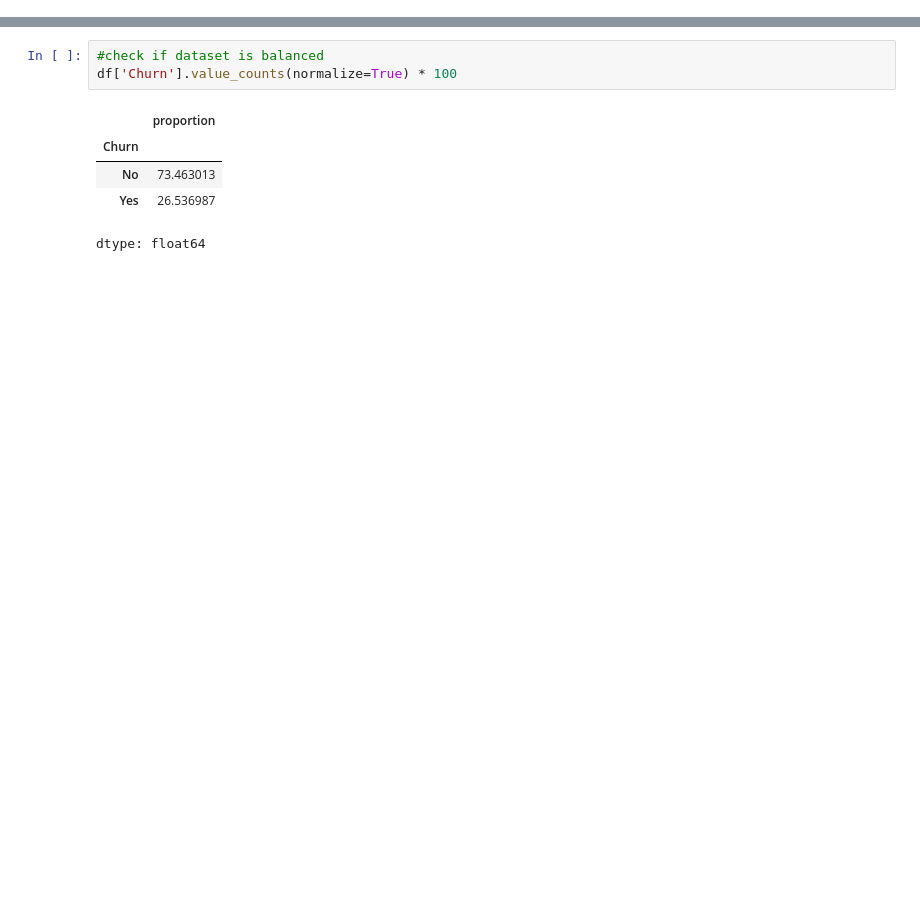
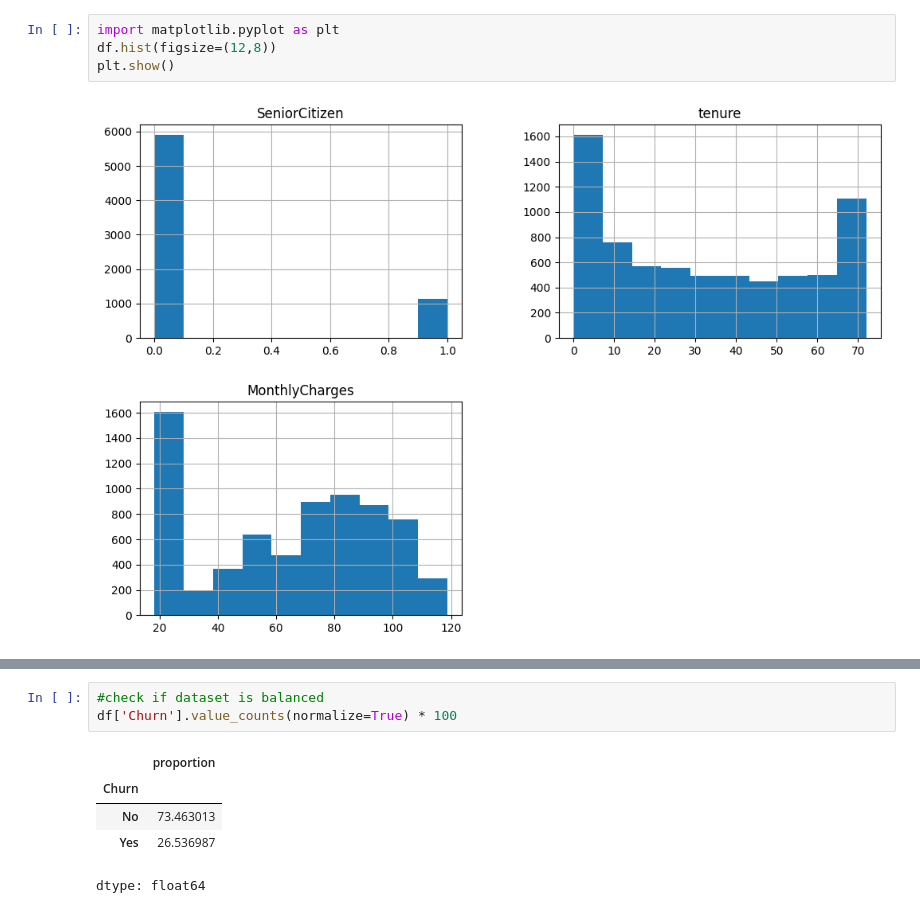
Before and after one commit to viduliyanage7/ML-CW, a Jupyter notebook: cw.ipynb, the cells around one changed output, grey strips where cells are left out. Saved outputs shown, nothing was run; the diff lists cells and outputs as text; blank space fills up the shorter version.

```diff
--- a/cw.ipynb
+++ b/cw.ipynb
@@ -16,0 +80,6 @@ df = pd.read_csv("data.csv")
+# %%
+import matplotlib.pyplot as plt
+df.hist(figsize=(12,8))
+plt.show()
+# %% [output]
+[figure, added]
```
Also changed, not shown: parts of 22 cells of this notebook.
